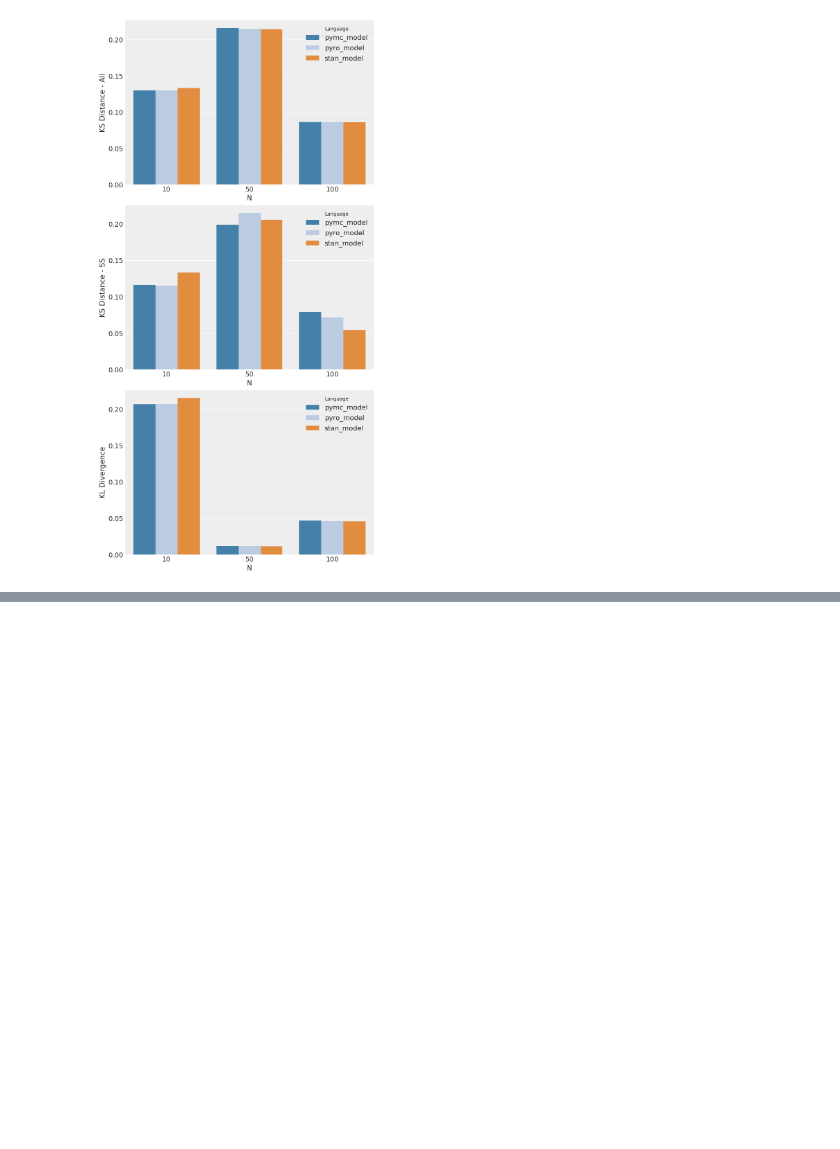
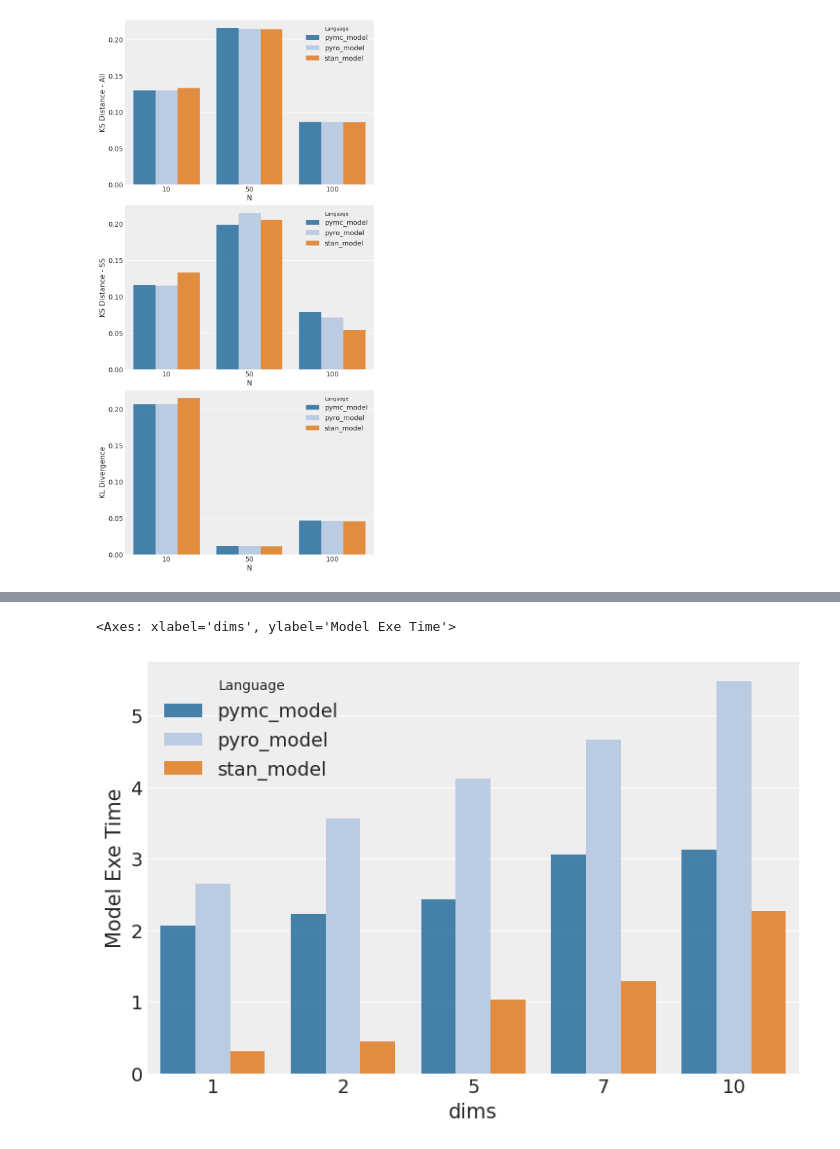
Before and after one commit to patrick-pagni/whats_your_bench, a Jupyter notebook: notebooks/analysis.ipynb, the cells around one changed output, grey strips where cells are left out. Drawn from its saved outputs; the diff is of its cells as text; code cells hidden in the pictures; blank space fills up the shorter version.

```diff
--- a/notebooks/analysis.ipynb
+++ b/notebooks/analysis.ipynb
@@ -197,0 +261,7 @@ sns.barplot(data = temp, x = "N", y = "KL Divergence", hue = "Language", alpha =
+# %%
+tmp = results.groupby(["Language", "dims"])["Model Exe Time"].mean().reset_index()
+
+sns.barplot(data = tmp, x = "dims", y = "Model Exe Time", hue = "Language", alpha = 0.9, palette = "tab20")
+# %% [output]
+<Axes: xlabel='dims', ylabel='Model Exe Time'>
+[figure, added]
```
Also changed, not shown: parts of 5 cells of this notebook, 5 other files.
